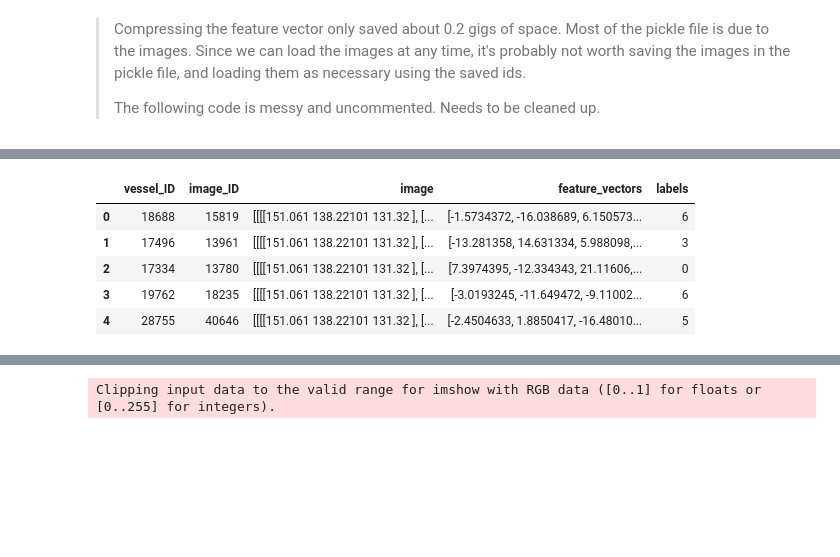
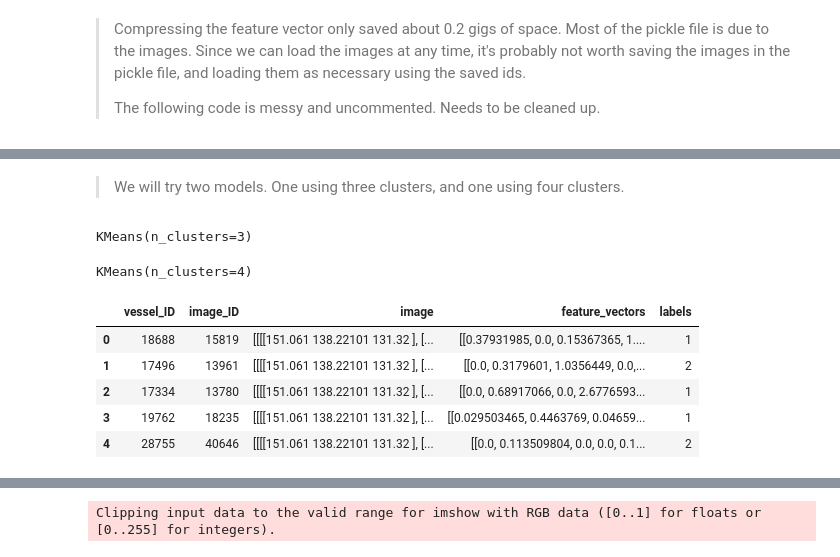
Before and after one commit to mvince33/lcp_cluster, a Jupyter notebook: lcp_image_processing.ipynb, the cells around one changed output, grey strips where cells are left out. Drawn from its saved outputs; the diff is of its cells as text; code cells hidden in the pictures; blank space fills up the shorter version.

```diff
--- a/lcp_image_processing.ipynb
+++ b/lcp_image_processing.ipynb
@@ -170,7 +167,11 @@ df['feature_vectors'] = list(fv)
 >
 > The following code is messy and uncommented. Needs to be cleaned up.
 # %%
-# Need to optimize the number of clusters
-kmeans = KMeans(n_clusters = 7)
-kmeans.fit(fv)
-kmeans.labels_
+# Find the optimal number of clusters
+inertias = []
+silhouette_scores = []
+for k in range(2, 20):
+    kmeans = KMeans(n_clusters = k)
+    kmeans.fit(fv)
+    inertias.append(kmeans.inertia_)
+    silhouette_scores.append(silhouette_score(fv, kmeans.labels_))
@@ -179,10 +192,26 @@ array([1, 6, 4, ..., 5, 5, 1], dtype=int32)
+# %% [markdown]
+> We will try two models. One using three clusters, and one using four clusters.
+# %%
+# Build the three cluster model
+kmeans3 = KMeans(n_clusters = 3)
+kmeans3.fit(fv)
+# %% [output]
+KMeans(n_clusters=3)
+# %%
+# Build the four cluster model
+kmeans4 = KMeans(n_clusters = 4)
+kmeans4.fit(fv)
+# %% [output]
+KMeans(n_clusters=4)
 # %%
-df['labels'] = kmeans.labels_
-df.head()
+# Append the labels for the three cluster model to the data frame
+df3 = df.copy()
+df3['labels'] = kmeans3.labels_
+df3.head()
 # %% [output]
 |  | vessel_ID | image_ID | image | feature_vectors | labels |
-| 0 | 18688 | 15819 | [[[[151.061 138.22101 131.32 ], [... | [-1.5734372, -16.038689, 6.150573... | 6 |
-| 1 | 17496 | 13961 | [[[[151.061 138.22101 131.32 ], [... | [-13.281358, 14.631334, 5.988098,... | 3 |
-| 2 | 17334 | 13780 | [[[[151.061 138.22101 131.32 ], [... | [7.3974395, -12.334343, 21.11606,... | 0 |
-| 3 | 19762 | 18235 | [[[[151.061 138.22101 131.32 ], [... | [-3.0193245, -11.649472, -9.11002... | 6 |
-| 4 | 28755 | 40646 | [[[[151.061 138.22101 131.32 ], [... | [-2.4504633, 1.8850417, -16.48010... | 5 |
+| 0 | 18688 | 15819 | [[[[151.061 138.22101 131.32 ], [... | [[0.37931985, 0.0, 0.15367365, 1.... | 1 |
+| 1 | 17496 | 13961 | [[[[151.061 138.22101 131.32 ], [... | [[0.0, 0.3179601, 1.0356449, 0.0,... | 2 |
+| 2 | 17334 | 13780 | [[[[151.061 138.22101 131.32 ], [... | [[0.0, 0.68917066, 0.0, 2.6776593... | 1 |
+| 3 | 19762 | 18235 | [[[[151.061 138.22101 131.32 ], [... | [[0.029503465, 0.4463769, 0.04659... | 1 |
+| 4 | 28755 | 40646 | [[[[151.061 138.22101 131.32 ], [... | [[0.0, 0.113509804, 0.0, 0.0, 0.1... | 2 |
```
Also changed, not shown: parts of 8 cells of this notebook, 2 other files.
